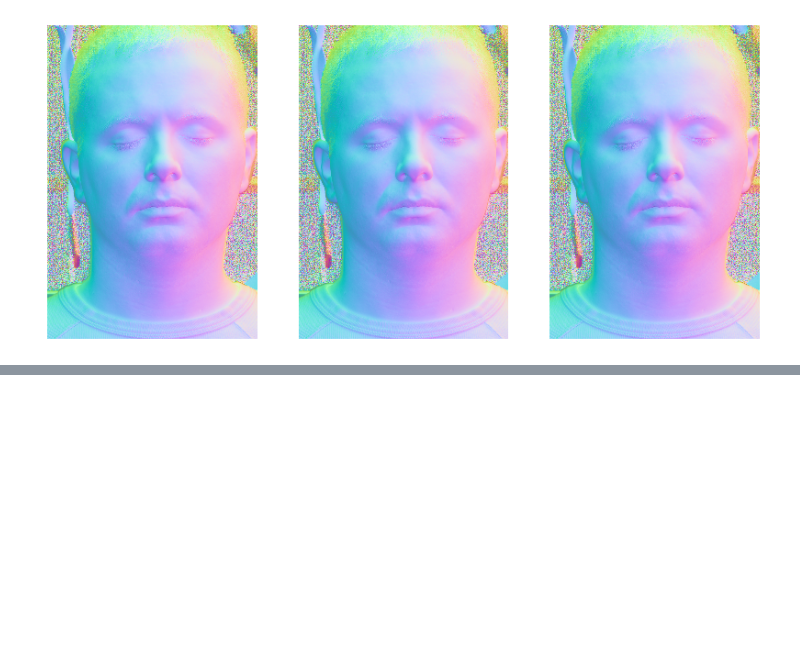
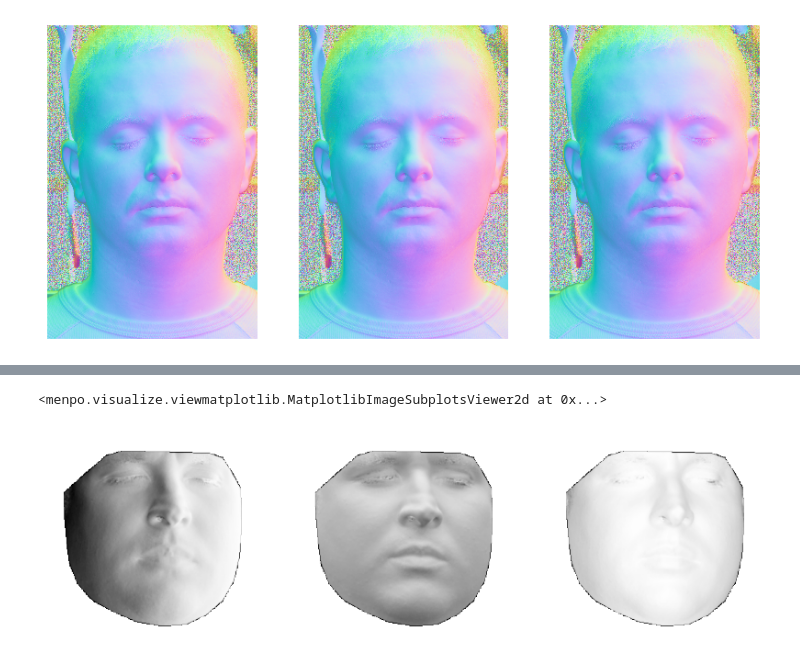
Before and after one commit to trigeorgis/normal_estimation_cvpr17, a Jupyter notebook: Generate ICT tf records.ipynb, the cells around one changed output, grey strips where cells are left out. Drawn from its saved outputs; the diff is of its cells as text; code cells hidden in the pictures; blank space fills up the shorter version.

```diff
--- a/Generate ICT tf records.ipynb
+++ b/Generate ICT tf records.ipynb
@@ -130,6 +127,11 @@ import tensorflow as tf
 # %%
 path = '/vol/atlas/databases/tf_records/ict_386x386.tfrecords'
 writer = tf.python_io.TFRecordWriter(path)
+# %%
+nrm.view(channels='all')
+# %% [output]
+<menpo.visualize.viewmatplotlib.MatplotlibImageSubplotsViewer2d at 0x...>
+[figure, added]
 # %%
 paths = list(root_dir.glob('**/diff_normal_b*.bmp'))
 
```
Also changed, not shown: parts of 3 cells of this notebook, 5 other files.
